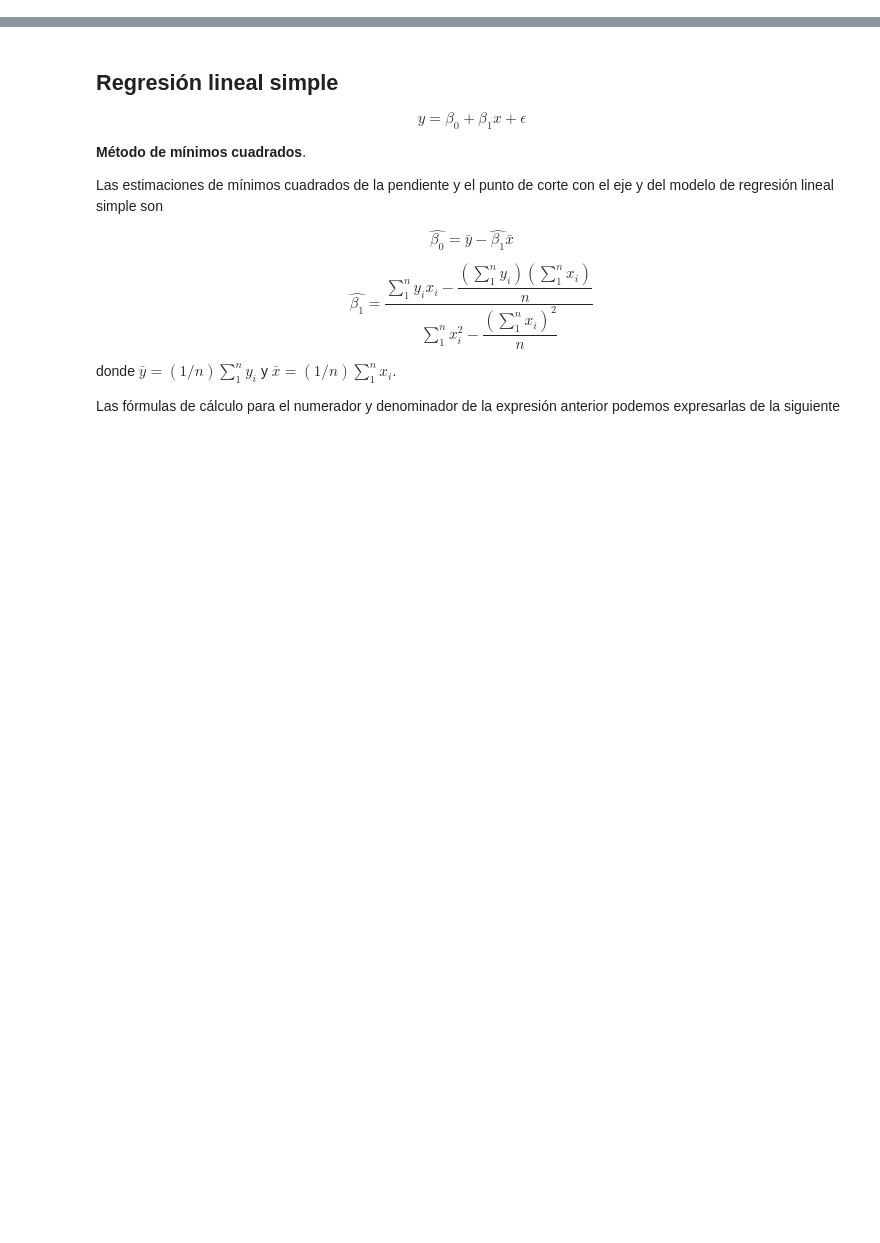
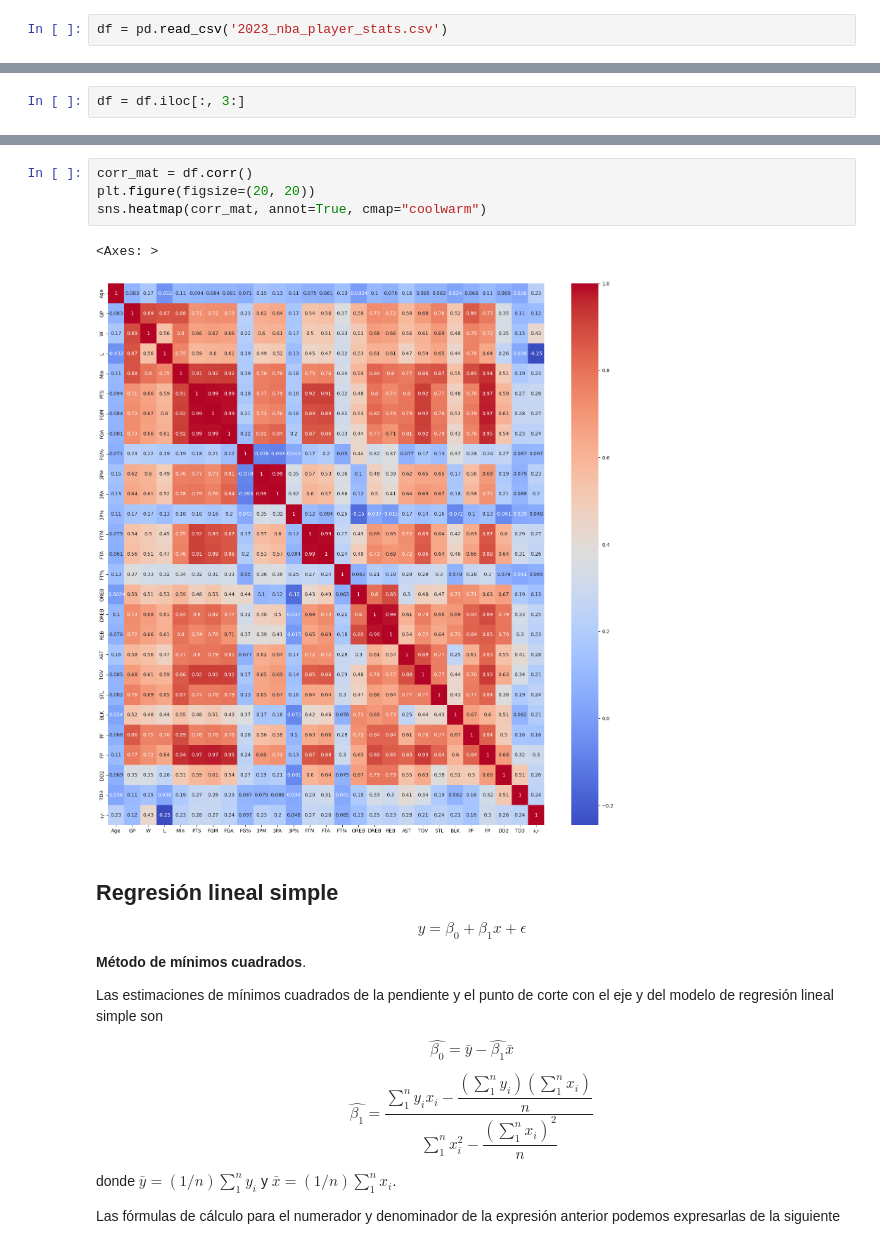
Before and after one commit to LauraCD2/23_nba, a Jupyter notebook: RegresionLineal.ipynb, the cells around one changed output, grey strips where cells are left out. Cells and saved outputs as stored; diff of their text form; blank space fills up the shorter version.

```diff
--- a/RegresionLineal.ipynb
+++ b/RegresionLineal.ipynb
@@ -0,0 +5,2 @@
+# %%
+df = pd.read_csv('2023_nba_player_stats.csv')
@@ -0,0 +31,2 @@
+# %%
+df = df.iloc[:, 3:]
@@ -1,3 +53,10 @@
+# %%
+corr_mat = df.corr()
+plt.figure(figsize=(20, 20))
+sns.heatmap(corr_mat, annot=True, cmap="coolwarm")
+# %% [output]
+<Axes: >
+[figure, added]
 # %% [markdown]
 ## Regresión lineal simple
 
```
Also changed, not shown: parts of 4 cells of this notebook.
